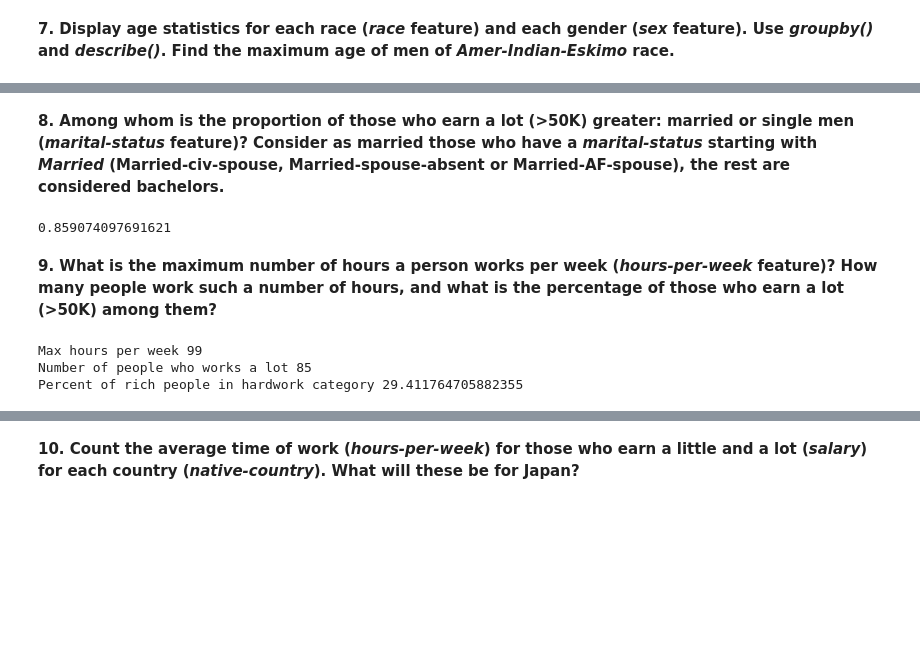
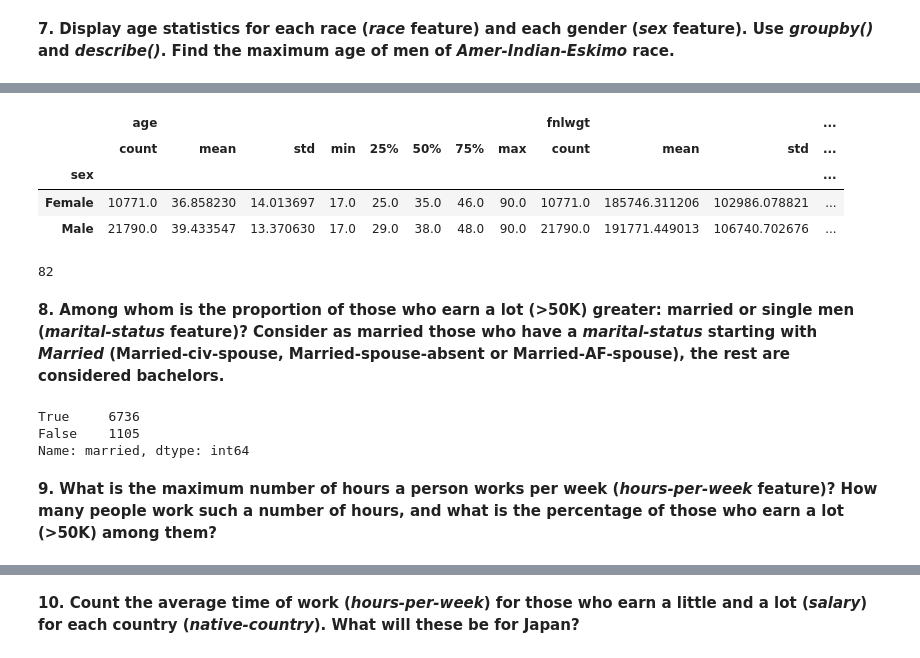
Before and after one commit to Vakterman/mlcourse_dubai, a Jupyter notebook: jupyter_notebooks/Lecture_01_EDA/topic-1-exploratory-data-analysis-with-pandas-ASSIGNMENT.ipynb, the cells around one changed output, grey strips where cells are left out. Saved outputs shown, nothing was run; the diff lists cells and outputs as text; code cells hidden in the pictures; blank space fills up the shorter version.

```diff
--- a/jupyter_notebooks/Lecture_01_EDA/topic-1-exploratory-data-analysis-with-pandas-ASSIGNMENT.ipynb
+++ b/jupyter_notebooks/Lecture_01_EDA/topic-1-exploratory-data-analysis-with-pandas-ASSIGNMENT.ipynb
@@ -106,23 +110,26 @@ data.groupby('race').describe()
 | Black | 3124.0 | 37.767926 | 12.759290 | 17.0 | 28.0 | 36.0 | 46.0 | 90.0 | 3124.0 | 228013.124200 | 123600.677422 | ... |
 | Other | 271.0 | 33.457565 | 11.538865 | 17.0 | 25.0 | 31.0 | 41.0 | 77.0 | 271.0 | 197124.191882 | 88856.775370 | ... |
 | White | 27816.0 | 38.769881 | 13.782306 | 17.0 | 28.0 | 37.0 | 48.0 | 90.0 | 27816.0 | 187298.064280 | 103124.944196 | ... |
+# %%
+data.groupby('sex').describe()
+# %% [output]
+|  | age |  |  |  |  |  |  |  | fnlwgt |  |  | ... |
+|  | count | mean | std | min | 25% | 50% | 75% | max | count | mean | std | ... |
+| sex |  |  |  |  |  |  |  |  |  |  |  | ... |
+| Female | 10771.0 | 36.858230 | 14.013697 | 17.0 | 25.0 | 35.0 | 46.0 | 90.0 | 10771.0 | 185746.311206 | 102986.078821 | ... |
+| Male | 21790.0 | 39.433547 | 13.370630 | 17.0 | 29.0 | 38.0 | 48.0 | 90.0 | 21790.0 | 191771.449013 | 106740.702676 | ... |
+# %%
+data[data['race'] == 'Amer-Indian-Eskimo'][data['sex'] == 'Male'].age.max()
+# %% [output]
+82
 # %% [markdown]
 **8. Among whom is the proportion of those who earn a lot (>50K) greater: married or single men (*marital-status* feature)? Consider as married those who have a *marital-status* starting with *Married* (Married-civ-spouse, Married-spouse-absent or Married-AF-spouse), the rest are considered bachelors.**
 # %%
-data[data['salary'] == '>50K'][data['marital-status'].str.startswith("Married")].shape[0] / data[data['salary'] == '>50K'].shape[0]
+data['married'] = data['marital-status'].isin(['Married-civ-spouse', 'Married-spouse-absent', 'Married-AF-spouse'])
+data[data['salary'] =='>50K']['married'].value_counts()
 # %% [output]
-0.859074097691621
+True     6736
+False    1105
+Name: married, dtype: int64
 # %% [markdown]
 **9. What is the maximum number of hours a person works per week (*hours-per-week* feature)? How many people work such a number of hours, and what is the percentage of those who earn a lot (>50K) among them?**
-# %%
-max_hours = data['hours-per-week'].max()
-print('Max hours per week ' + str(data['hours-per-week'].max()))
-number_of_hard_worker = data[data['hours-per-week'] == max_hours].shape[0]
-print('Number of people who works a lot ' + str(number_of_hard_worker))
-number_of_reach_people_who_works_a_lot = data[data['salary'] == '>50K'][data['hours-per-week'] == max_hours].shape[0]
-percent_of_rich_people_hard_work_category = number_of_reach_people_who_works_a_lot / number_of_hard_worker
-print('Percent of rich people in hardwork category ' + str(percent_of_rich_people_hard_work_category * 100))
-# %% [output]
-Max hours per week 99
-Number of people who works a lot 85
-Percent of rich people in hardwork category 29.411764705882355
```
Also changed, not shown: parts of 17 cells of this notebook.
